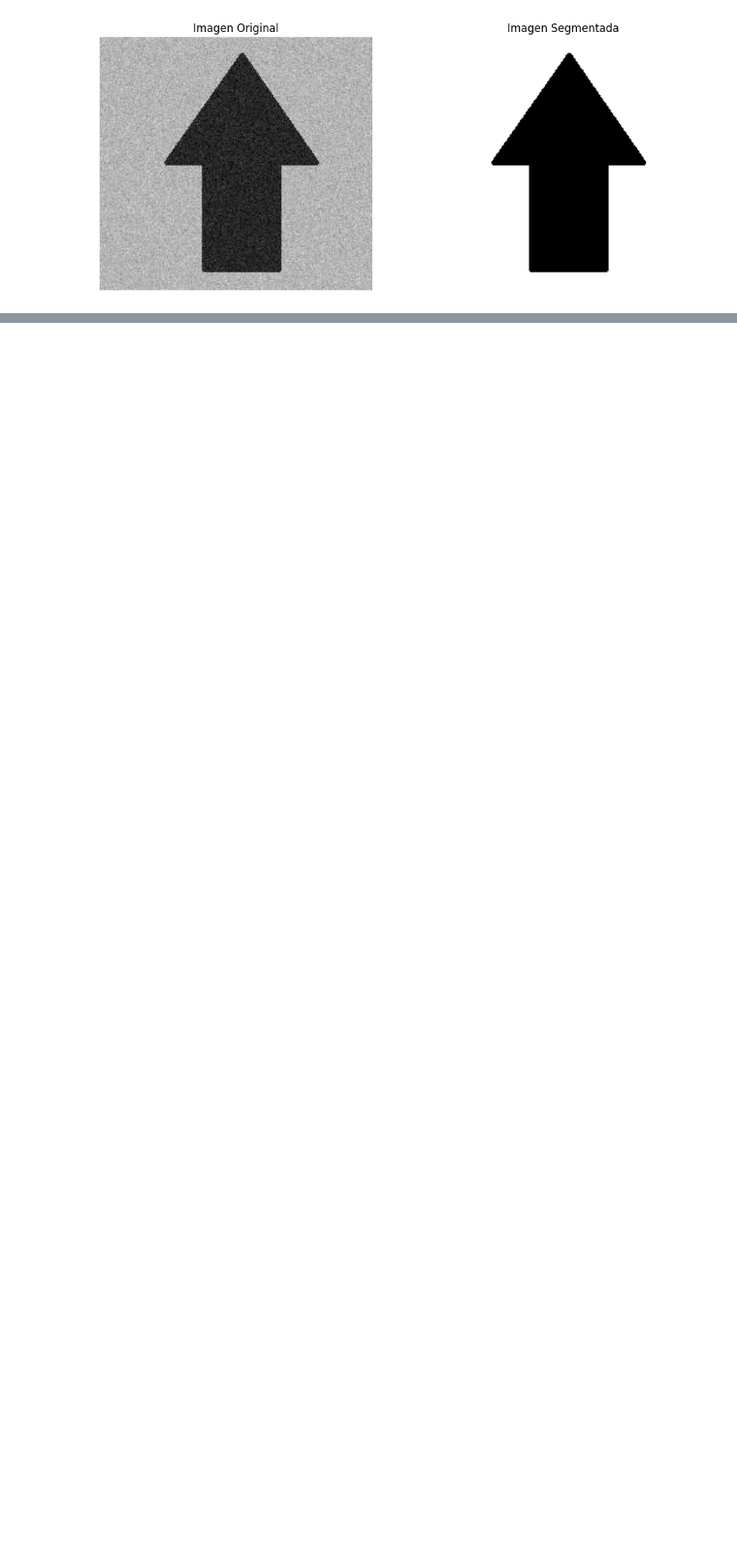
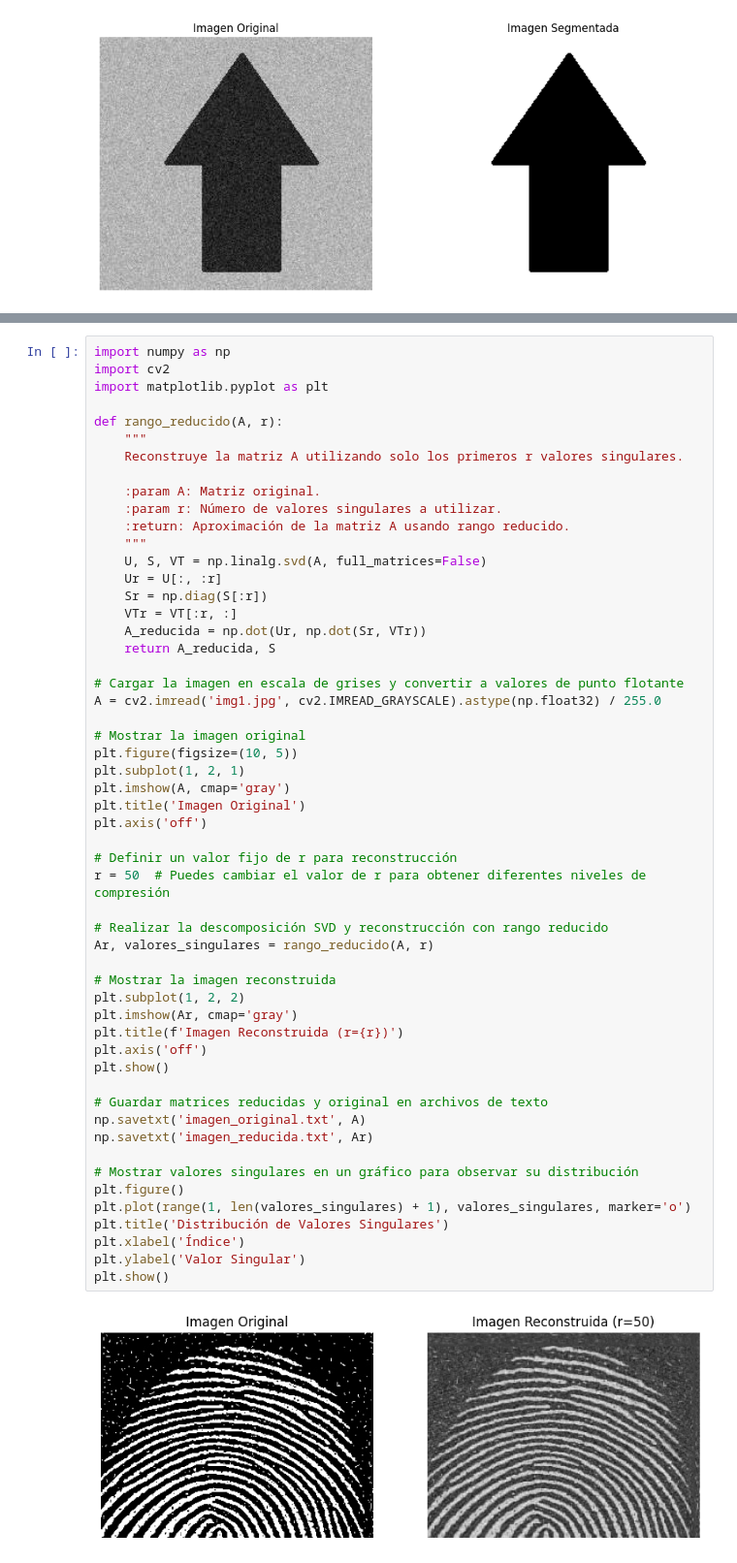
Before and after one commit to Felipe-V13/Procesamiento-de-Imagenes-Digitales, a Jupyter notebook: Tarea_corta bloque3/tareas_cortas_bloque3_py.ipynb, the cells around one changed output, grey strips where cells are left out. Shown at 97% size. Cells and saved outputs as stored; diff of their text form; blank space fills up the shorter version.

```diff
--- a/Tarea_corta bloque3/tareas_cortas_bloque3_py.ipynb
+++ b/Tarea_corta bloque3/tareas_cortas_bloque3_py.ipynb
@@ -291,0 +309,56 @@ plt.show()
+# %%
+import numpy as np
+import cv2
+import matplotlib.pyplot as plt
+
+def rango_reducido(A, r):
+    """
+    Reconstruye la matriz A utilizando solo los primeros r valores singulares.
+
+    :param A: Matriz original.
+    :param r: Número de valores singulares a utilizar.
+    :return: Aproximación de la matriz A usando rango reducido.
+    """
+    U, S, VT = np.linalg.svd(A, full_matrices=False)
+    Ur = U[:, :r]
+    Sr = np.diag(S[:r])
+    VTr = VT[:r, :]
+    A_reducida = np.dot(Ur, np.dot(Sr, VTr))
+    return A_reducida, S
+
+# Cargar la imagen en escala de grises y convertir a valores de punto flotante
+A = cv2.imread('img1.jpg', cv2.IMREAD_GRAYSCALE).astype(np.float32) / 255.0
+
+# Mostrar la imagen original
+plt.figure(figsize=(10, 5))
+plt.subplot(1, 2, 1)
+plt.imshow(A, cmap='gray')
+plt.title('Imagen Original')
+plt.axis('off')
+
+# Definir un valor fijo de r para reconstrucción
+r = 50  # Puedes cambiar el valor de r para obtener diferentes niveles de compresión
+
+# Realizar la descomposición SVD y reconstrucción con rango reducido
+Ar, valores_singulares = rango_reducido(A, r)
+
+# Mostrar la imagen reconstruida
+plt.subplot(1, 2, 2)
+plt.imshow(Ar, cmap='gray')
+plt.title(f'Imagen Reconstruida (r={r})')
+plt.axis('off')
+plt.show()
+
+# Guardar matrices reducidas y original en archivos de texto
+np.savetxt('imagen_original.txt', A)
+np.savetxt('imagen_reducida.txt', Ar)
+
+# Mostrar valores singulares en un gráfico para observar su distribución
+plt.figure()
+plt.plot(range(1, len(valores_singulares) + 1), valores_singulares, marker='o')
+plt.title('Distribución de Valores Singulares')
+plt.xlabel('Índice')
+plt.ylabel('Valor Singular')
+plt.show()
+# %% [output]
+[figure, added]
```
Also changed, not shown: parts of 3 cells of this notebook, 3 other files.
